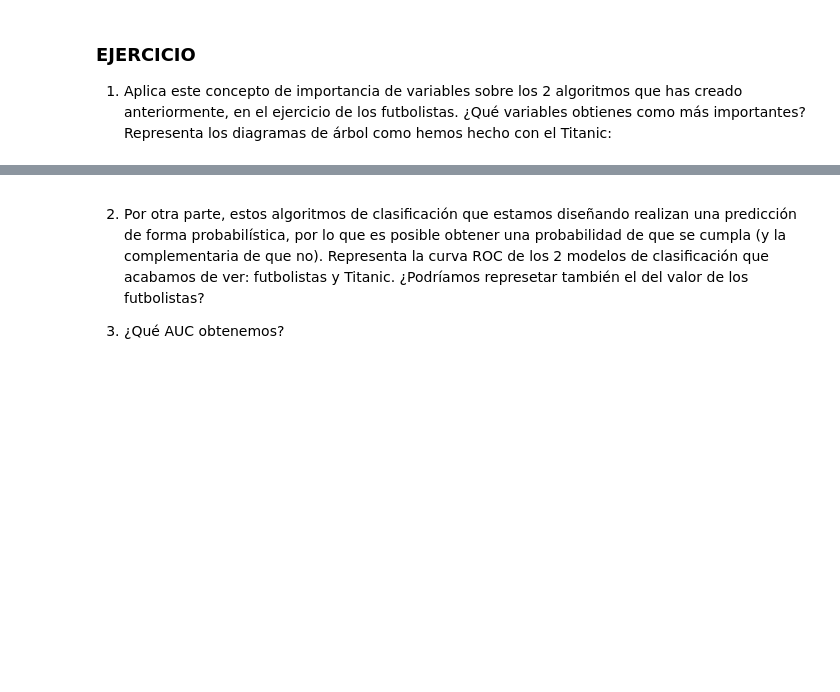
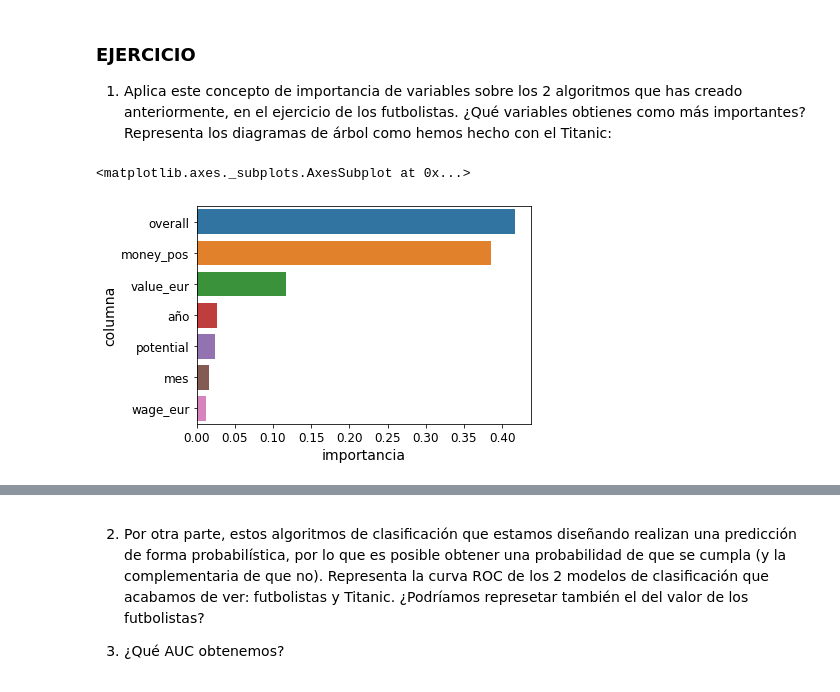
Before and after one commit to franciscocanon-thebridge/bootcamp_thebridge_PTSep20, a Jupyter notebook: Bloque 3 - Machine Learning/01_Supervisado/4-Decision Trees/01_Decision_trees.ipynb, the cells around one changed output, grey strips where cells are left out. Cells and saved outputs as stored; diff of their text form; code cells hidden in the pictures; blank space fills up the shorter version.

```diff
--- a/Bloque 3 - Machine Learning/01_Supervisado/4-Decision Trees/01_Decision_trees.ipynb
+++ b/Bloque 3 - Machine Learning/01_Supervisado/4-Decision Trees/01_Decision_trees.ipynb
@@ -344,0 +382,10 @@ A continuación, te voy a dejar que pruebes ambas técnicas. Además, para que n
+# %%
+from sklearn.model_selection import train_test_split
+
+X = pd.get_dummies(df[feature_cols])
+Y = df[pred_col]
+# %%
+X_train, X_test, Y_train, Y_test = train_test_split(X, Y, test_size=.3)
+# %%
+clf = DecisionTreeClassifier(max_depth=10, random_state=42)
+clf.fit(X_train, Y_train)
@@ -448,3 +559,14 @@ feature_importances
 ### EJERCICIO
 
 1. Aplica este concepto de importancia de variables sobre los 2 algoritmos que has creado anteriormente, en el ejercicio de los futbolistas. ¿Qué variables obtienes como más importantes? Representa los diagramas de árbol como hemos hecho con el Titanic:
+# %%
+feature_importances = pd.DataFrame({'columna': X.columns, 'importancia': clf.feature_importances_})
+feature_importances = feature_importances.sort_values(by='importancia', ascending = False)
+feature_importances
+
+sns.barplot(
+    x=feature_importances['importancia'],
+    y=feature_importances['columna'])
+# %% [output]
+<matplotlib.axes._subplots.AxesSubplot at 0x...>
+[figure, added]
```
Also changed, not shown: parts of 28 cells of this notebook, 6 other files.
